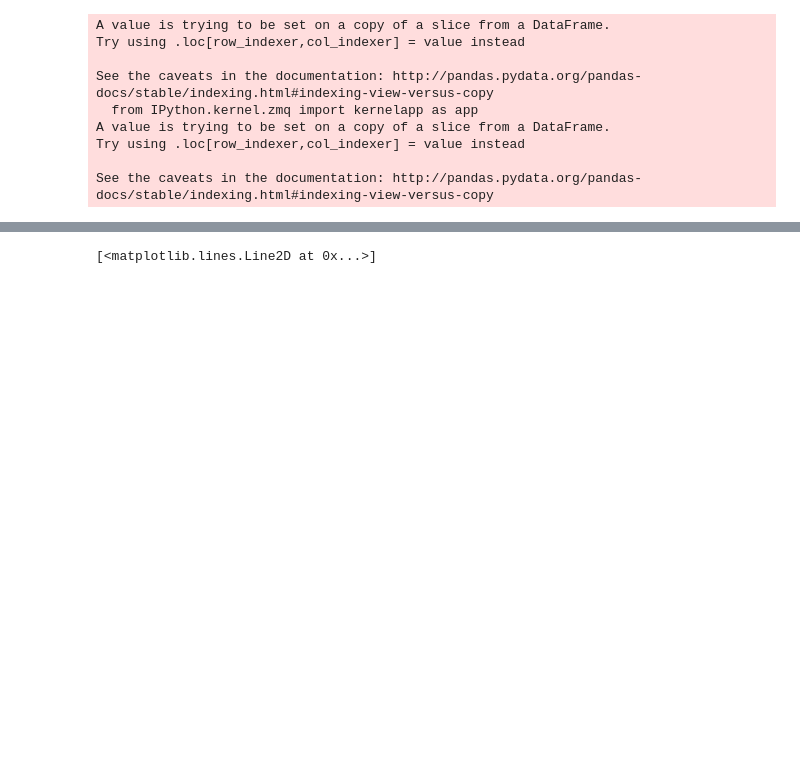
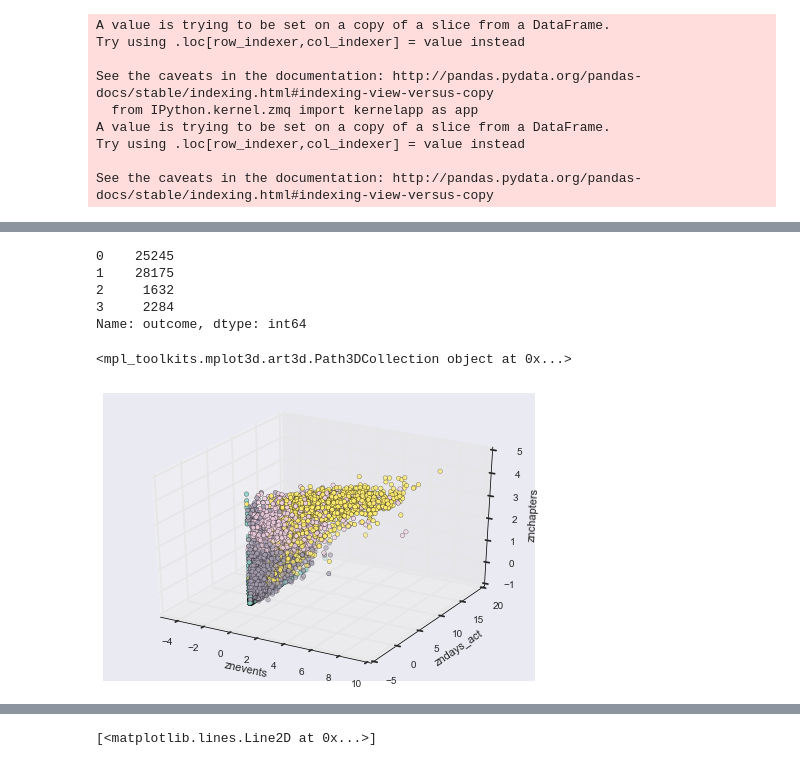
Before and after one commit to boo-owner/Data-Science-Class, a Jupyter notebook: project-justice.ipynb, the cells around one changed output, grey strips where cells are left out. Drawn from its saved outputs; the diff is of its cells as text; code cells hidden in the pictures; blank space fills up the shorter version.

```diff
--- a/project-justice.ipynb
+++ b/project-justice.ipynb
@@ -191,0 +254,38 @@ print ax.scatter(x,y,z, c=rkm, cmap=plt.cm.Accent)
+# %%
+# Compare clusters with course outcomes
+#Set variables for plot
+
+rkm = justice['outcome']
+x=justice['znevents']
+y=justice['zndays_act']
+z=justice['znchapters']
+list = [x,y,z]
+
+justice['Cluster Class_KM'].value_counts()
+justice['outcome'].value_counts(sort = False)
+# %% [output]
+0    25245
+1    28175
+2     1632
+3     2284
+Name: outcome, dtype: int64
+# %%
+#plot Justice outcomes against course interaction vars -
+%matplotlib inline
+import matplotlib.pyplot as plt
+from mpl_toolkits.mplot3d import Axes3D
+fig = plt.figure()
+plt.title('Justice Course Outcomes against Course Interaction Vars')
+ax = Axes3D(fig)
+ax.set_xlim([-5,10])
+ax.set_ylim([-5, 20])
+ax.set_xlabel('znevents')
+ax.set_ylabel('zndays_act')
+ax.set_zlabel('znchapters')
+print ax.scatter(x,y,z, c=rkm, cmap=plt.cm.Set3)
+plt.grid(True)
+plt.legend()
+plt.show()
+# %% [output]
+<mpl_toolkits.mplot3d.art3d.Path3DCollection object at 0x...>
+[figure, added]
```
Also changed, not shown: parts of 37 cells of this notebook.
